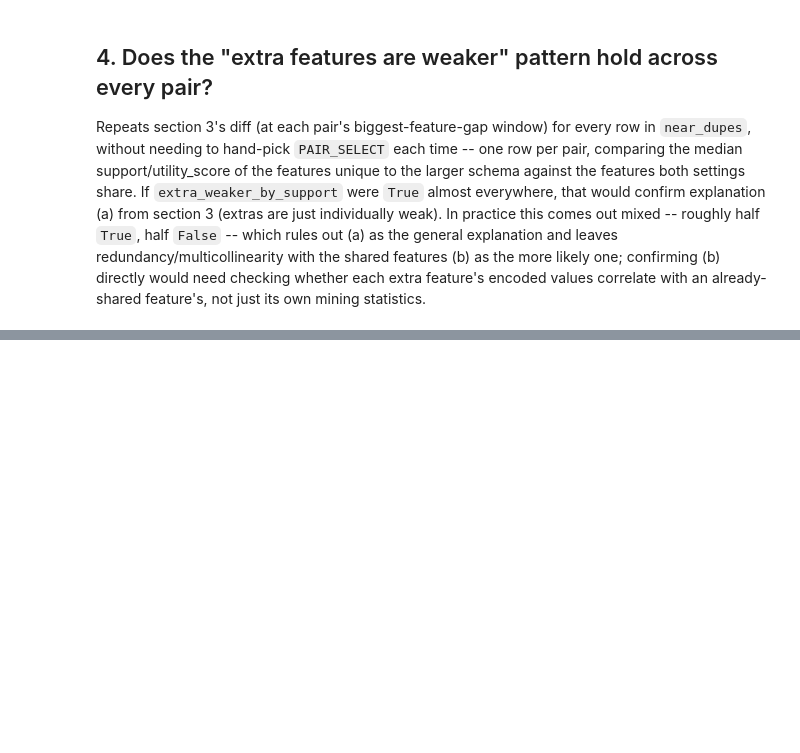
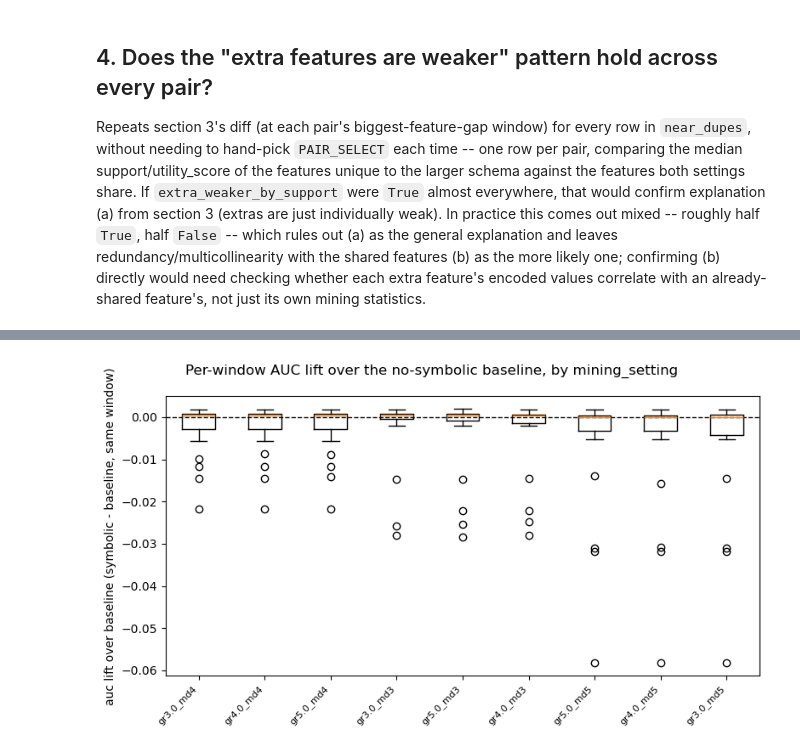
Before and after one commit to annaneliaa/msc-thesis, a Jupyter notebook: src/thesis/notebooks/mining_schema_performance_eda.ipynb, the cells around one changed output, grey strips where cells are left out. Drawn from its saved outputs; the diff is of its cells as text; code cells hidden in the pictures; blank space fills up the shorter version.

Commit message:
baseline update

```diff
--- a/src/thesis/notebooks/mining_schema_performance_eda.ipynb
+++ b/src/thesis/notebooks/mining_schema_performance_eda.ipynb
@@ -474,0 +563,14 @@ pair_summary
+# %%
+baseline = per_window[per_window["feature_set"] == "baseline"][
+    ["granularity", "window_id", "auc", "f1"]
+].rename(columns={"auc": "baseline_auc", "f1": "baseline_f1"})
+
+lift = symbolic.merge(baseline, on=["granularity", "window_id"], how="left")
+lift["auc_lift"] = lift["auc"] - lift["baseline_auc"]
+lift["f1_lift"] = lift["f1"] - lift["baseline_f1"]
+
+lift_summary = lift.groupby("mining_setting")[["auc_lift", "f1_lift"]].agg(["mean", "std"]).round(4)
+lift_summary.columns = ["_".join(c) for c in lift_summary.columns.to_flat_index()]
+lift_summary = lift_summary.sort_values("auc_lift_mean", ascending=False)
+print(f"{(lift['auc_lift'] > 0).mean():.0%} of (setting, window) evaluations beat baseline on auc")
+lift_summary
@@ -474,0 +590,12 @@ pair_summary
+# %%
+fig, ax = plt.subplots(figsize=(8, 4.5))
+order = lift_summary.index.tolist()
+data = [lift[lift["mining_setting"] == s]["auc_lift"].dropna() for s in order]
+ax.boxplot(data, tick_labels=order)
+ax.axhline(0, color="black", linewidth=1, linestyle="--")
+ax.set_ylabel("auc lift over baseline (symbolic - baseline, same window)")
+plt.setp(ax.get_xticklabels(), rotation=45, ha="right", fontsize=8)
+fig.suptitle("Per-window AUC lift over the no-symbolic baseline, by mining_setting")
+fig.tight_layout()
+# %% [output]
+[figure, added]
```
Also changed, not shown: parts of 12 cells of this notebook, 6 other files.
